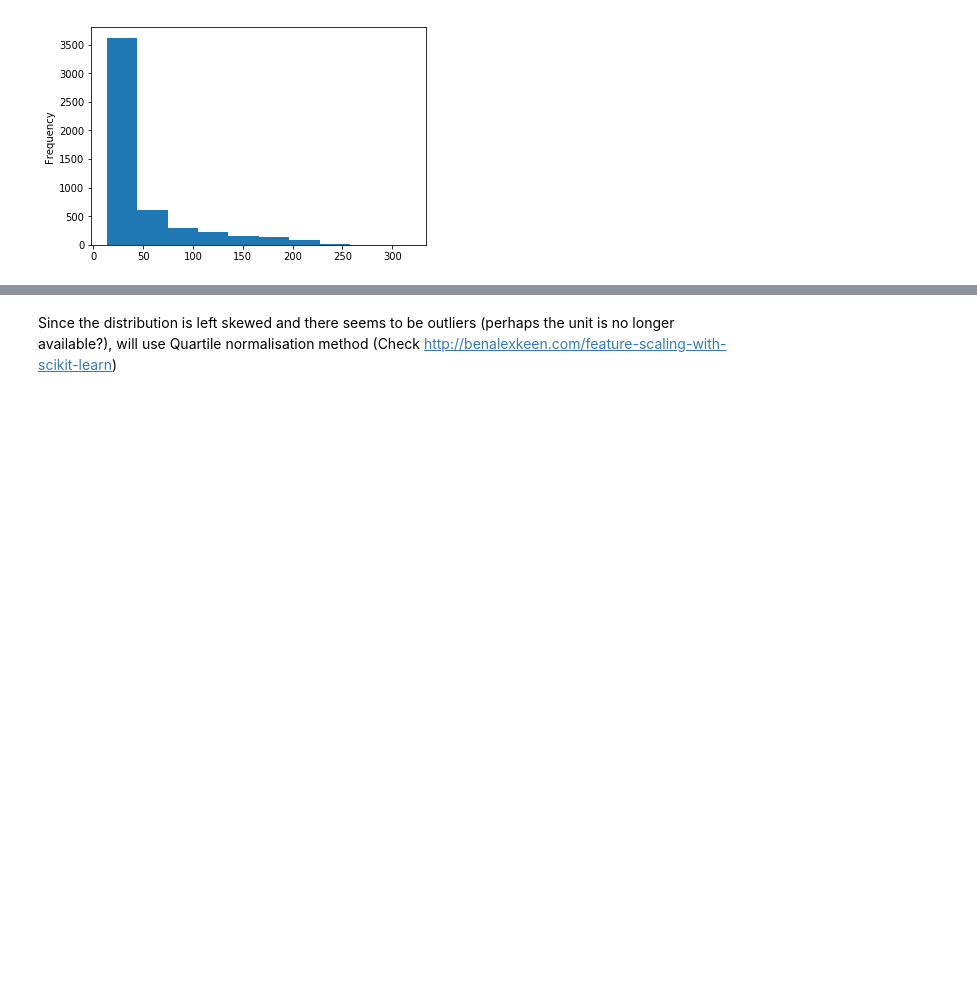
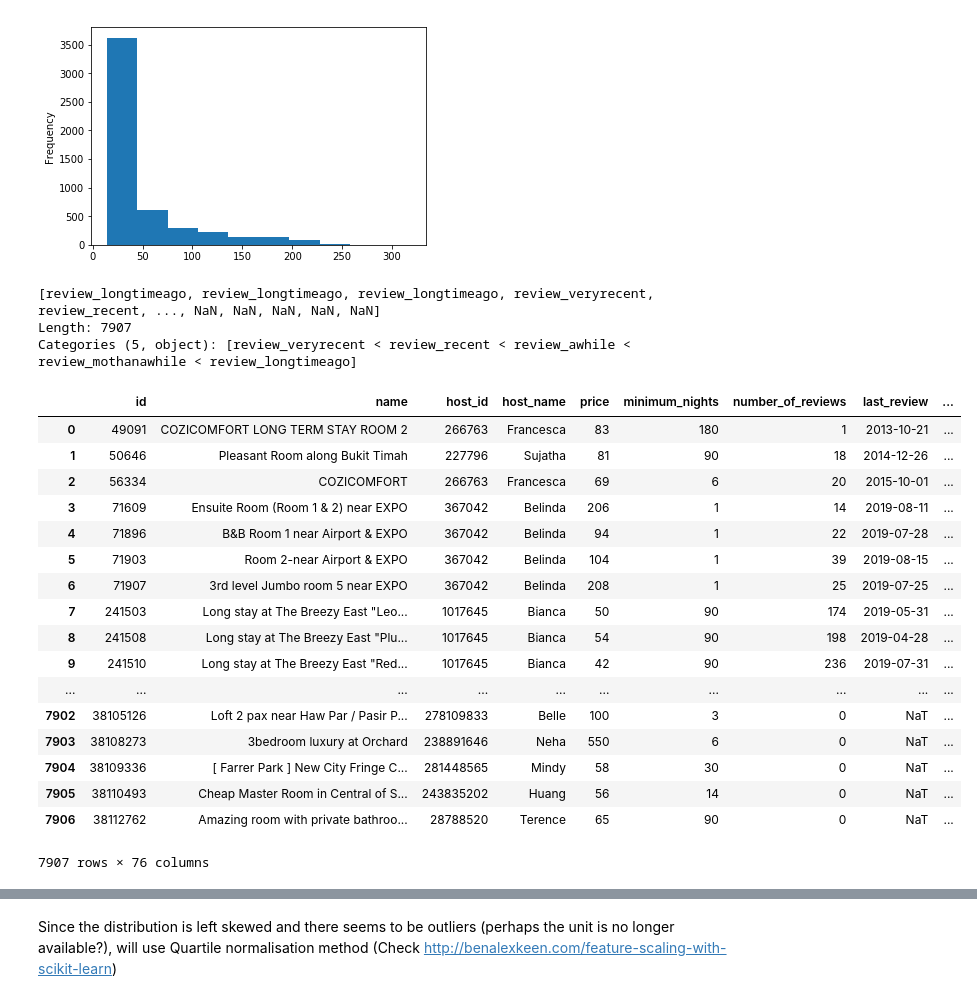
Before and after one commit to FireCyan/Kaggle-Singapore_airbnb, a Jupyter notebook: V1_Kmean.ipynb, the cells around one changed output, grey strips where cells are left out. Drawn from its saved outputs; the diff is of its cells as text; code cells hidden in the pictures; blank space fills up the shorter version.

```diff
--- a/V1_Kmean.ipynb
+++ b/V1_Kmean.ipynb
@@ -288,3 +328,37 @@ df_process['last_review_from_now_in_weeks'].plot(kind='hist')
 # %% [output]
 <matplotlib.axes._subplots.AxesSubplot at 0x...>
 [figure]
+# %%
+# If not using Robust scaling, one can use binning to categorise weeks-to-last-review.
+# For example, use 1 week, 4 weeks (1 month), 8 weeks (2 months), 12 weeks (3 months), 26 weeks (half year), 52 weeks
+# 2 years, 3 years, 5 years then 10 years and beyond.
+
+# Use Pandas qcut to automatically decide the binning according to quartiles
+test = pd.qcut(df_process['last_review_from_now_in_weeks'].values, 5, \
+               labels=['review_veryrecent', 'review_recent', 'review_awhile','review_mothanawhile', 'review_longtimeago'])
+print(test)
+
+df_process.join(pd.get_dummies(test), how='left')
+# Will drop those columns that have been processed and not used for modelling when all processing is done.
+# %% [output]
+[review_longtimeago, review_longtimeago, review_longtimeago, review_veryrecent, review_recent, ..., NaN, NaN, NaN, NaN, NaN]
+Length: 7907
+Categories (5, object): [review_veryrecent < review_recent < review_awhile < review_mothanawhile < review_longtimeago]
+|  | id | name | host_id | host_name | price | minimum_nights | number_of_reviews | last_review | ... |
+| 0 | 49091 | COZICOMFORT LONG TERM STAY ROOM 2 | 266763 | Francesca | 83 | 180 | 1 | 2013-10-21 | ... |
+| 1 | 50646 | Pleasant Room along Bukit Timah | 227796 | Sujatha | 81 | 90 | 18 | 2014-12-26 | ... |
+| 2 | 56334 | COZICOMFORT | 266763 | Francesca | 69 | 6 | 20 | 2015-10-01 | ... |
+| 3 | 71609 | Ensuite Room (Room 1 & 2) near EXPO | 367042 | Belinda | 206 | 1 | 14 | 2019-08-11 | ... |
+| 4 | 71896 | B&B Room 1 near Airport & EXPO | 367042 | Belinda | 94 | 1 | 22 | 2019-07-28 | ... |
+| 5 | 71903 | Room 2-near Airport & EXPO | 367042 | Belinda | 104 | 1 | 39 | 2019-08-15 | ... |
+| 6 | 71907 | 3rd level Jumbo room 5 near EXPO | 367042 | Belinda | 208 | 1 | 25 | 2019-07-25 | ... |
+| 7 | 241503 | Long stay at The Breezy East "Leo... | 1017645 | Bianca | 50 | 90 | 174 | 2019-05-31 | ... |
+| 8 | 241508 | Long stay at The Breezy East "Plu... | 1017645 | Bianca | 54 | 90 | 198 | 2019-04-28 | ... |
+| 9 | 241510 | Long stay at The Breezy East "Red... | 1017645 | Bianca | 42 | 90 | 236 | 2019-07-31 | ... |
+| ... | ... | ... | ... | ... | ... | ... | ... | ... | ... |
+| 7902 | 38105126 | Loft 2 pax near Haw Par / Pasir P... | 278109833 | Belle | 100 | 3 | 0 | NaT | ... |
+| 7903 | 38108273 | 3bedroom luxury at Orchard | 238891646 | Neha | 550 | 6 | 0 | NaT | ... |
+| 7904 | 38109336 | [ Farrer Park ] New City Fringe C... | 281448565 | Mindy | 58 | 30 | 0 | NaT | ... |
+| 7905 | 38110493 | Cheap Master Room in Central of S... | 243835202 | Huang | 56 | 14 | 0 | NaT | ... |
+| 7906 | 38112762 | Amazing room with private bathroo... | 28788520 | Terence | 65 | 90 | 0 | NaT | ... |
+7907 rows × 76 columns
```
Also changed, not shown: parts of 12 cells of this notebook, 1 other file.
